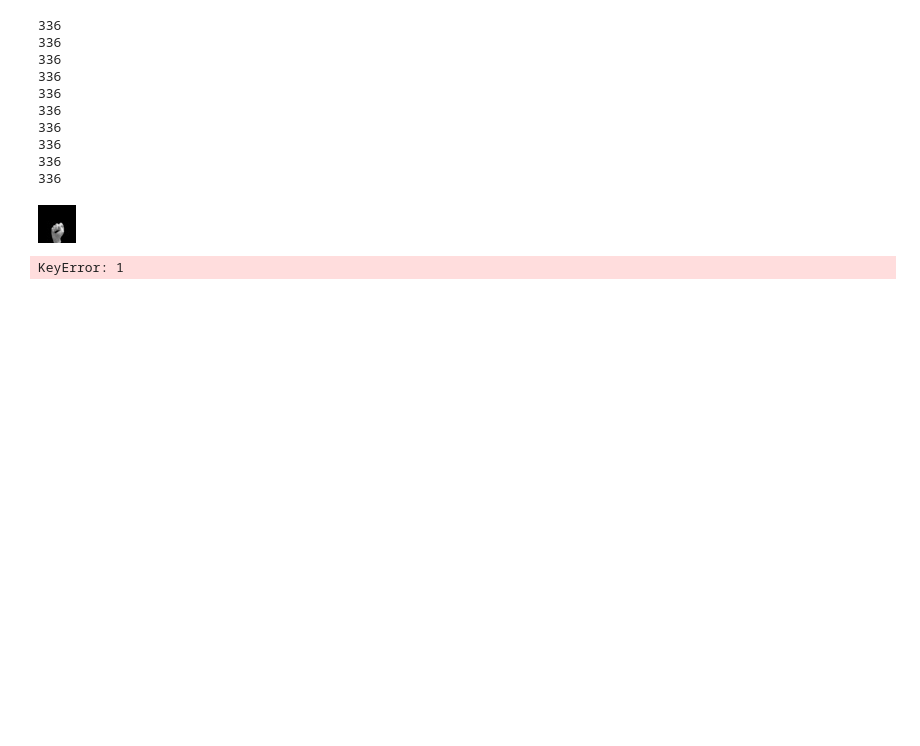
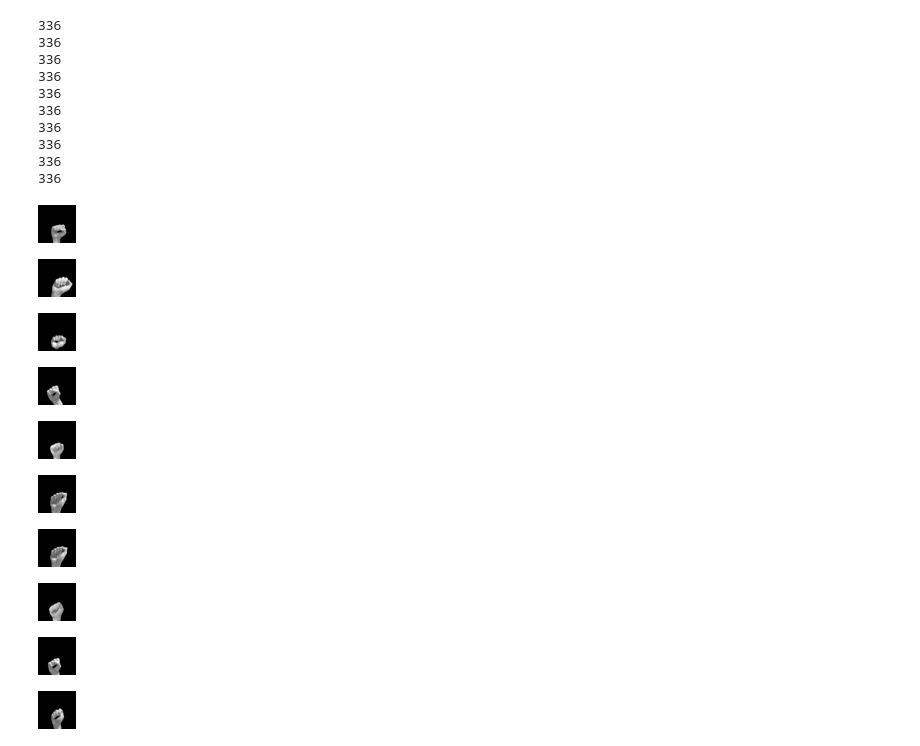
Before and after one commit to okason97/handshape-recognition, a Jupyter notebook: src/data_analisis/ciarp-analisis.ipynb, the cells around one changed output. Saved outputs shown, nothing was run; the diff lists cells and outputs as text; code cells hidden in the pictures; blank space fills up the shorter version.

```diff
--- a/src/data_analisis/ciarp-analisis.ipynb
+++ b/src/data_analisis/ciarp-analisis.ipynb
@@ -81,11 +81,17 @@ for c in amountPerTrain:
 336
 336
 336
-# %%
-imshow(x_train[0])
-# %% [output]
-[figure, removed]
-# %%
-np.unique(data[1])
-# %% [output]
-KeyError: 1
+# %%
+for i in range(10):
+    imshow(x_train[i])
+# %% [output]
+[figure, added]
+[figure, added]
+[figure, added]
+[figure, added]
+[figure, added]
+[figure, added]
+[figure, added]
+[figure, added]
+[figure, added]
+[figure, added]
```
Also changed, not shown: 6 other files.
